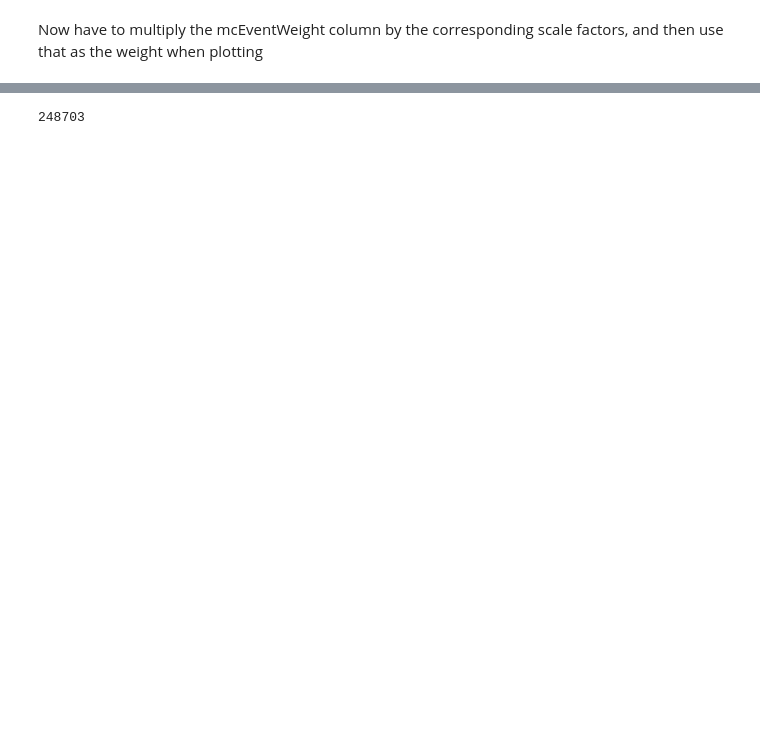
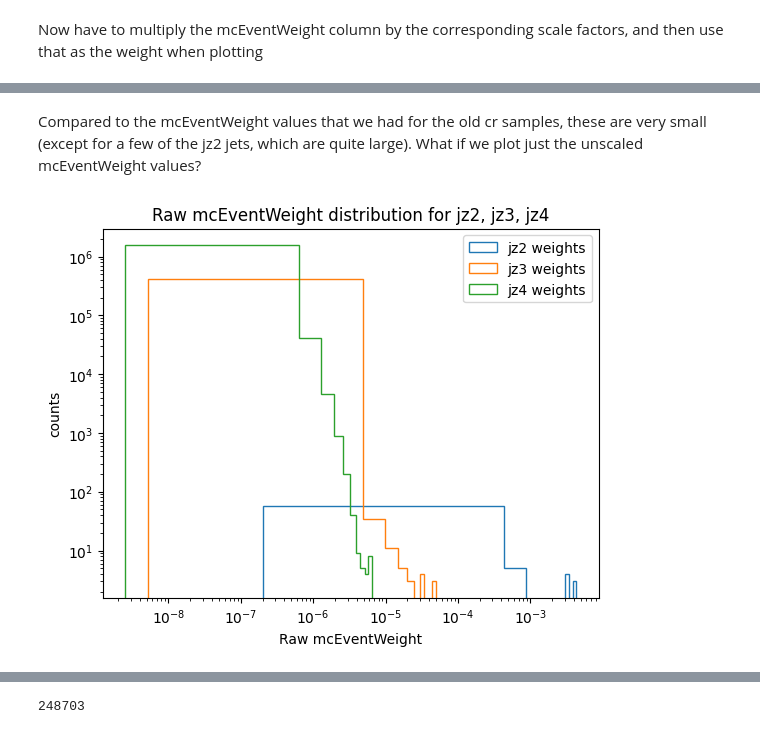
Before and after one commit to gordonwatts/sx_training_fetch, a Jupyter notebook: notebooks/008 - CR_region.ipynb, the cells around one changed output, grey strips where cells are left out. Saved outputs shown, nothing was run; the diff lists cells and outputs as text; code cells hidden in the pictures; blank space fills up the shorter version.

```diff
--- a/notebooks/008 - CR_region.ipynb
+++ b/notebooks/008 - CR_region.ipynb
@@ -19,4 +19,4 @@ Where the variables are defined as
 These values can be found using AMI. The definition of normalization taken from the [jetetmiss group documentations](https://atlas-jetetmiss.docs.cern.ch/users/QCD-samples/)
 # %%
 dfjz2 = ak.from_parquet("../jz2_000.parquet")
-dfjz4 = ak.from_parquet("../jz4_000.parquet")
+dfjz3 = ak.concatenate([ak.from_parquet("../jz3_training_000.parquet"), ak.from_parquet("../jz3_training_001.parquet")])
@@ -58,0 +146,15 @@ import matplotlib.pyplot as plt
+# %% [markdown]
+Compared to the mcEventWeight values that we had for the old cr samples, these are very small (except for a few of the jz2 jets, which are quite large). What if we plot just the unscaled mcEventWeight values?
+# %%
+plt.hist(dfjz2.mcEventWeight, histtype='step', bins=10, label="jz2 weights")
+plt.hist(dfjz3.mcEventWeight, histtype='step', bins=10, label="jz3 weights")
+plt.hist(dfjz4.mcEventWeight, histtype='step', bins=10, label="jz4 weights")
+plt.xlabel("Raw mcEventWeight")
+plt.ylabel("counts")
+plt.xscale("log")
+plt.yscale("log")
+plt.legend()
+plt.title("Raw mcEventWeight distribution for jz2, jz3, jz4")
+plt.show()
+# %% [output]
+[figure, added]
```
Also changed, not shown: parts of 40 cells of this notebook.
